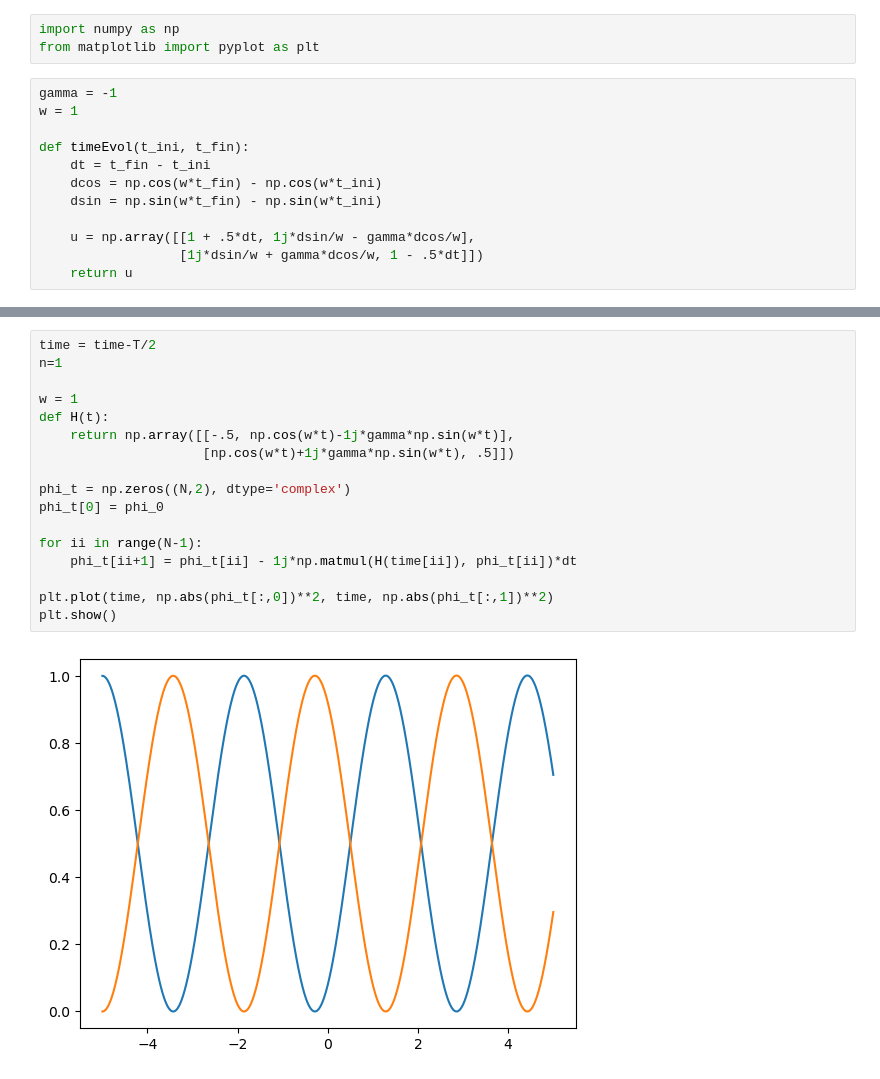
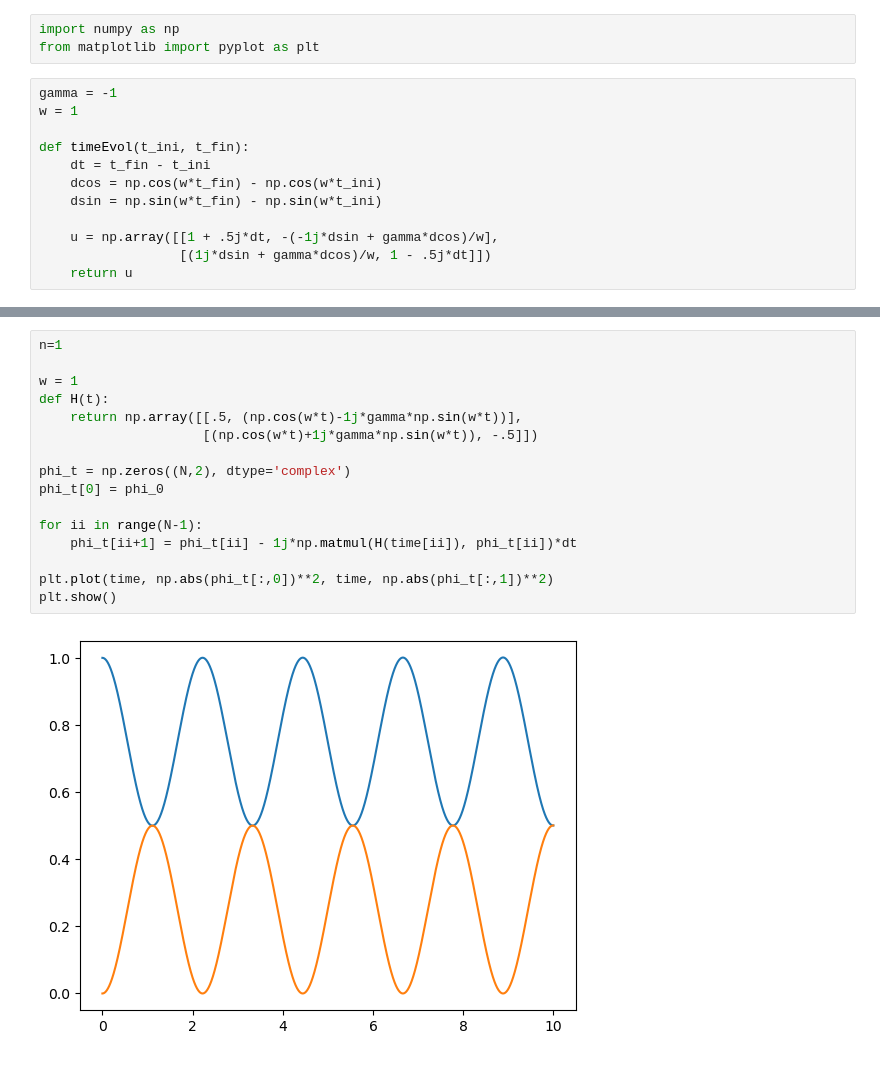
Before and after one commit to JuanSierra2003/hello-world, a Jupyter notebook: RabiOscilations/Rabi.ipynb, the cells around one changed output, grey strips where cells are left out. Cells and saved outputs as stored; diff of their text form.

```diff
--- a/RabiOscilations/Rabi.ipynb
+++ b/RabiOscilations/Rabi.ipynb
@@ -10,8 +10,8 @@ def timeEvol(t_ini, t_fin):
     dcos = np.cos(w*t_fin) - np.cos(w*t_ini)
     dsin = np.sin(w*t_fin) - np.sin(w*t_ini)
 
-    u = np.array([[1 + .5*dt, 1j*dsin/w - gamma*dcos/w],
-                  [1j*dsin/w + gamma*dcos/w, 1 - .5*dt]])
+    u = np.array([[1 + .5j*dt, -(-1j*dsin + gamma*dcos)/w],
+                  [(1j*dsin + gamma*dcos)/w, 1 - .5j*dt]])
     return u
 # %%
 phi_0 = np.array([1, 0])
@@ -38,19 +37,18 @@ plt.show()
 # %%
-time = time-T/2
 n=1
 
 w = 1
 def H(t):
-    return np.array([[-.5, np.cos(w*t)-1j*gamma*np.sin(w*t)],
-                     [np.cos(w*t)+1j*gamma*np.sin(w*t), .5]])
+    return np.array([[.5, (np.cos(w*t)-1j*gamma*np.sin(w*t))],
+                     [(np.cos(w*t)+1j*gamma*np.sin(w*t)), -.5]])
 
 phi_t = np.zeros((N,2), dtype='complex')
 phi_t[0] = phi_0
 
 for ii in range(N-1):
     phi_t[ii+1] = phi_t[ii] - 1j*np.matmul(H(time[ii]), phi_t[ii])*dt
 
 plt.plot(time, np.abs(phi_t[:,0])**2, time, np.abs(phi_t[:,1])**2)
 plt.show()
 # %% [output]
-[figure, old version]
+[figure, new version]
```
Also changed, not shown: parts of 1 cell of this notebook.
